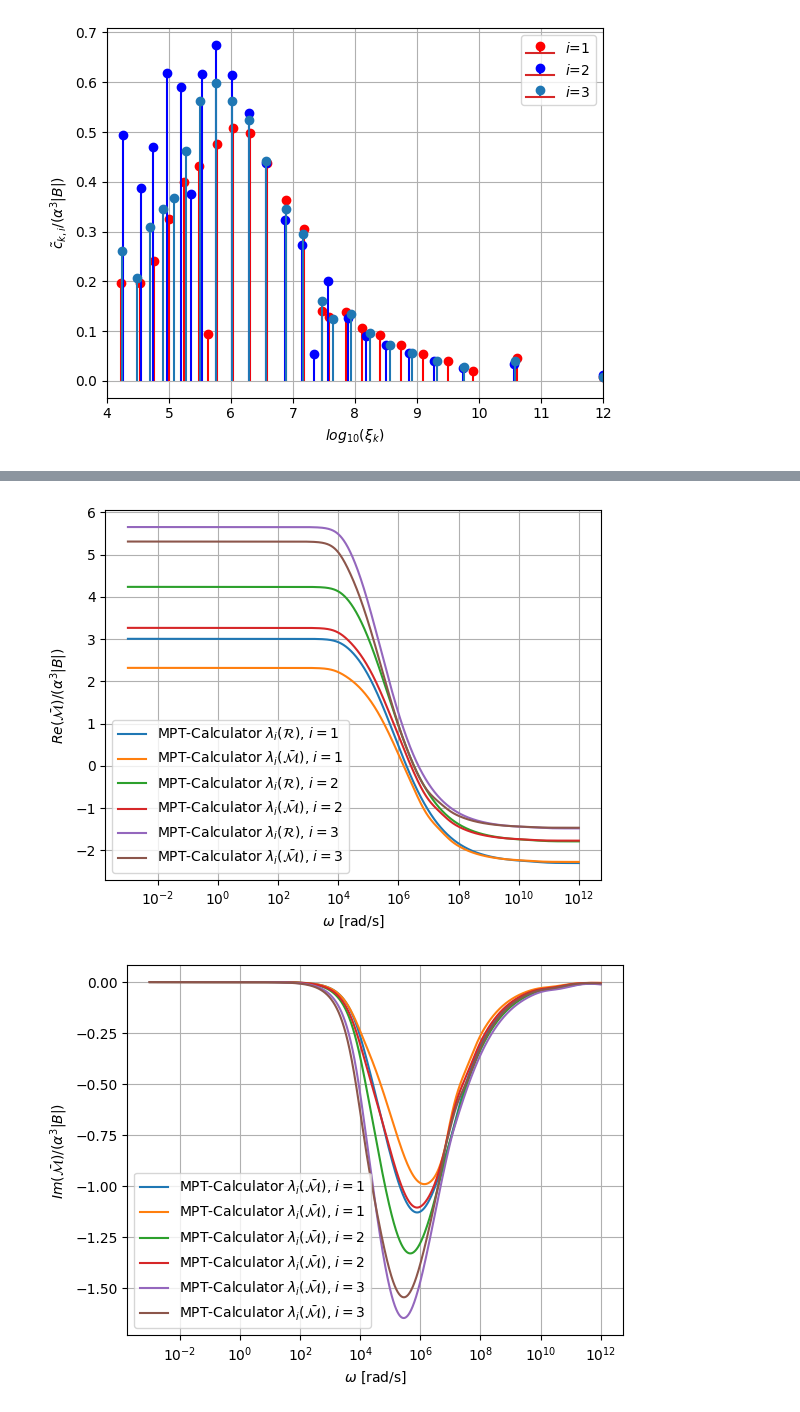
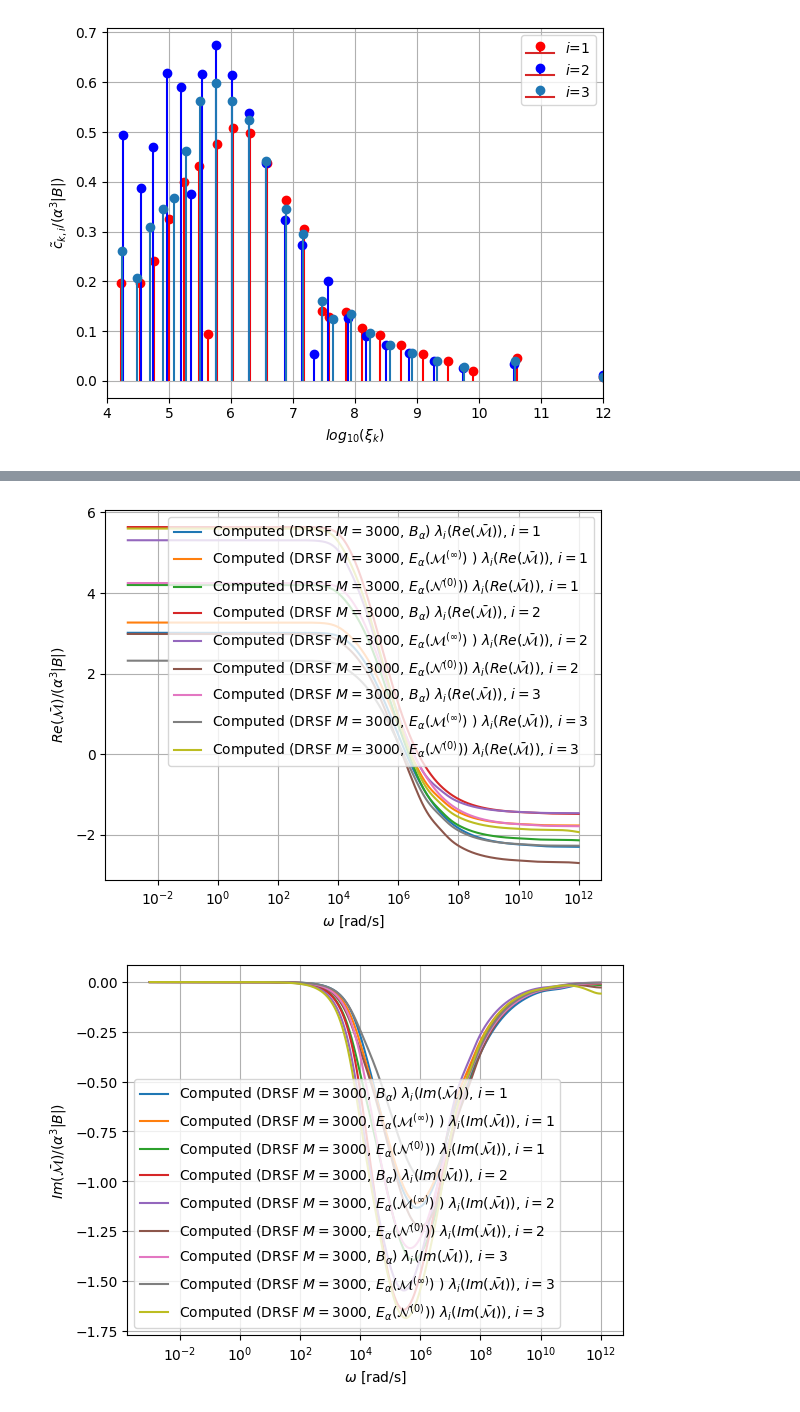
Before and after one commit to MPT-Calculator/MPT-Calculator, a Jupyter notebook: tet_spectrum_results.ipynb, the cells around one changed output, grey strips where cells are left out. Drawn from its saved outputs; the diff is of its cells as text; code cells hidden in the pictures.

```diff
--- a/tet_spectrum_results.ipynb
+++ b/tet_spectrum_results.ipynb
@@ -345,10 +357,25 @@ for i in range(3):
     plt.xlabel(r'$log_{10}(\xi_{k})$')
     plt.ylabel(r'$\tilde{c}_{k,i}/ (\alpha^3 |B| )$')
 
-print(ckminf)
+#print(ckminf)
 plt.grid()
 plt.xlim(4,12)
 plt.legend()
 #plt.savefig("my_plots/sphere_mpt/modes_amp_nnls_Nfreq_"+str(N)+"_p_"+str(P)+"_POD_"+str(NPOD)+"_1e-6.pdf")
-plt.show()
+#plt.show()
+plt.savefig("my_plots/tet_mpt/amp_modes_ev3000minf.pdf")
+
+plt.figure()
+col=['r','b','x']
+plt.figure()
+for i in range(3):
+    nfound=len(xin0[:,i])
+    ckp=ckn0[0:nfound,i]
+    xip=xin0[0:nfound,i]
+    plt.stem(np.log10(np.abs(xip[1:])), ckp[1:]/(alpha**3*vol),col[i],label=r"$i$="+str(i+1))
+    plt.xlabel(r'$log_{10}(\xi_{k})$')
+    plt.ylabel(r'$\tilde{c}_{k,i}/ (\alpha^3 |B| )$')
+plt.grid()
+plt.xlim(4,12)
+plt.savefig("my_plots/tet_mpt/amp_modes_ev3000n0.pdf")
 # %% [output]
@@ -365,52 +387,74 @@ plt.show()
 # %%
 N=len(Omega)
 for i in range(3):
-    DRSF=Minftet[i,i]*np.ones((N),dtype=complex)
-    nfound=len(xitet[:,0])
+    #DRSF=Minftet[i,i]*np.ones((N),dtype=complex)
+    nfound=len(xitet[:,i])
     ckp=cktet[0:nfound,i]
     xip=xitet[:,i]
     # We need to use e.values of MPTinf and take account of ordering this is now done in getimpulse_step
     DRSF=(ckp[0])*np.ones((N),dtype=complex)
     for n in range(1,nfound):
         if xip[n] != 0:
             DRSF+=ckp[n]/(1+1j*Omega/xip[n])
     #print(xitet)
     plt.figure(1)
     #plt.semilogx(Omega,np.real(DRSF)/(alpha**3*vol),'x',label=r"Computed (DRSF $M=500$) $\lambda_i({\cal R})$, $i=$"+str(i+1))
-    plt.semilogx(Omega,np.real(Eigenvaluestet[:,i])/(alpha**3*vol),label=r"MPT-Calculator $\lambda_i({\cal R})$, $i=$"+str(i+1))
-    DRSF=Minfminf[i,i]*np.ones((N),dtype=complex)
-    nfound=len(xitet[:,0])
+    #plt.semilogx(Omega,np.real(Eigenvaluestet[:,i])/(alpha**3*vol),label=r"MPT-Calculator $\lambda_i({\cal R})$, $i=$"+str(i+1))
+    nfound=len(xitet[:,i])
     ckp=ckminf[0:nfound,i]
     xip=ximinf[:,i]
     # We need to use e.values of MPTinf and take account of ordering this is now done in getimpulse_step
-    DRSF=(ckp[0])*np.ones((N),dtype=complex)
+    #DRSFminf=(ckp[0])*np.ones((N),dtype=complex)
+    DRSFminf=(ckp[0])*np.ones((N),dtype=complex)
     for n in range(1,nfound):
         if xip[n] != 0:
-            DRSF+=ckp[n]/(1+1j*Omega/xip[n])
-    #plt.semilogx(Omega,np.real(DRSF)/(alpha**3*vol),'x',label=r"Computed (DRSF $M=500$) $\lambda_i({\cal R})$, $i=$"+str(i+1))
-    plt.semilogx(Omega,np.real(Eigenvaluesminf[:,i])/(alpha**3*vol),label=r"MPT-Calculator $\lambda_i(\bar{\cal M})$, $i=$"+str(i+1))
+            DRSFminf+=ckp[n]/(1+1j*Omega/xip[n])
+
+    nfound=len(xin0[:,i])
+    ckp=ckn0[0:nfound,i]
+    xip=xin0[:,i]
+    # We need to use e.values of MPTinf and take account of ordering this is now done in getimpulse_step
+    #DRSFn0=Minfn0[i,i]*np.ones((N),dtype=complex)
+    DRSFn0=(ckp[0])*np.ones((N),dtype=complex)
+    for n in range(1,nfound):
+        if xip[n] != 0 :#and xip[n] < 1e10:
+            DRSFn0+=ckp[n]/(1+1j*Omega/xip[n])
+
+    plt.semilogx(Omega,np.real(DRSF)/(alpha**3*vol),'-',label=r"Computed (DRSF $M=3000$, $B_\alpha$) $\lambda_i(Re(\bar{\cal M}))$, $i=$"+str(i+1))
+    plt.semilogx(Omega,np.real(DRSFminf)/(alpha**3*vol),'-',label=r"Computed (DRSF $M=3000$, $E_\alpha({\cal M}^{(\infty)})$ ) $\lambda_i(Re(\bar{\cal M}))$, $i=$"+str(i+1))
+    plt.semilogx(Omega,np.real(DRSFn0)/(alpha**3*vol),'-',label=r"Computed (DRSF $M=3000$, $E_\alpha({\cal N}^{(0)})$) $\lambda_i(Re(\bar{\cal M}))$, $i=$"+str(i+1))
+
+    #plt.semilogx(Omega,np.real(Eigenvaluesminf[:,i])/(alpha**3*vol),label=r"MPT-Calculator $\lambda_i(\bar{\cal M})$, $i=$"+str(i+1))
+    #plt.semilogx(Omega,np.real(Eigenvaluesn0[:,i])/(alpha**3*vol),label=r"MPT-Calculator $\lambda_i(\bar{\cal M})$, $i=$"+str(i+1))
+
+
 
     plt.figure(2)
-    #plt.semilogx(Omega,np.imag(DRSF)/(alpha**3*vol),label=r"Computed (DRSF $M=500$) $\lambda_i({\cal I})$, $i=$"+str(i+1))
-    plt.semilogx(Omega,-np.imag(Eigenvaluestet[:,i])/(alpha**3*vol),label=r"MPT-Calculator $\lambda_i(\bar{\cal M})$, $i=$"+str(i+1))
-    plt.semilogx(Omega,-np.imag(Eigenvaluesminf[:,i])/(alpha**3*vol),label=r"MPT-Calculator $\lambda_i(\bar{\cal M})$, $i=$"+str(i+1))
+    #plt.semilogx(Omega,-np.imag(Eigenvaluestet[:,i])/(alpha**3*vol),label=r"MPT-Calculator $\lambda_i(\bar{\cal M})$, $i=$"+str(i+1))
+    #plt.semilogx(Omega,-np.imag(Eigenvaluesminf[:,i])/(alpha**3*vol),label=r"MPT-Calculator $\lambda_i(\bar{\cal M})$, $i=$"+str(i+1))
+    #plt.semilogx(Omega,-np.imag(Eigenvaluesn0[:,i])/(alpha**3*vol),label=r"MPT-Calculator $\lambda_i(\bar{\cal M})$, $i=$"+str(i+1))
+    #plt.semilogx(Omega,np.imag(DRSFn0)/(alpha**3*vol),label=r"Computed (DRSF $M=500$) $\lambda_i({\cal I})$, $i=$"+str(i+1))
+    plt.semilogx(Omega,np.imag(DRSF)/(alpha**3*vol),'-',label=r"Computed (DRSF $M=3000$, $B_\alpha$) $\lambda_i(Im(\bar{\cal M}))$, $i=$"+str(i+1))
+    plt.semilogx(Omega,np.imag(DRSFminf)/(alpha**3*vol),'-',label=r"Computed (DRSF $M=3000$, $E_\alpha({\cal M}^{(\infty)})$ ) $\lambda_i(Im(\bar{\cal M}))$, $i=$"+str(i+1))
+    plt.semilogx(Omega,np.imag(DRSFn0)/(alpha**3*vol),'-',label=r"Computed (DRSF $M=3000$, $E_\alpha({\cal N}^{(0)})$) $\lambda_i(Im(\bar{\cal M}))$, $i=$"+str(i+1))
 
 
 plt.figure(1)
 
 plt.xlabel(r"$\omega$ [rad/s]")
 plt.ylabel(r"$Re(\bar{\cal M})/(\alpha^3|B|)$")
 plt.grid()
 plt.legend()
-#plt.savefig("results/tet/computed_realmpt_M500_tet.pdf")
+plt.savefig("my_plots/tet_mpt/computed_realmpt_M500_tet.pdf")
+
 
 plt.figure(2)
 plt.xlabel(r"$\omega$ [rad/s]")
 plt.ylabel(r"$Im(\bar{\cal M})/(\alpha^3|B|)$")
 plt.legend()
 plt.grid()
-#plt.savefig("results/tet/computed_imagmpt_M500_tet.pdf")
+plt.savefig("my_plots/tet_mpt/computed_imagmpt_M500_tet.pdf")
 plt.show()
 # %% [output]
-[figure, old version]
+[figure, new version]
-[figure, old version]
+[figure, new version]
```
Also changed, not shown: parts of 3 cells of this notebook, 13 other files.
